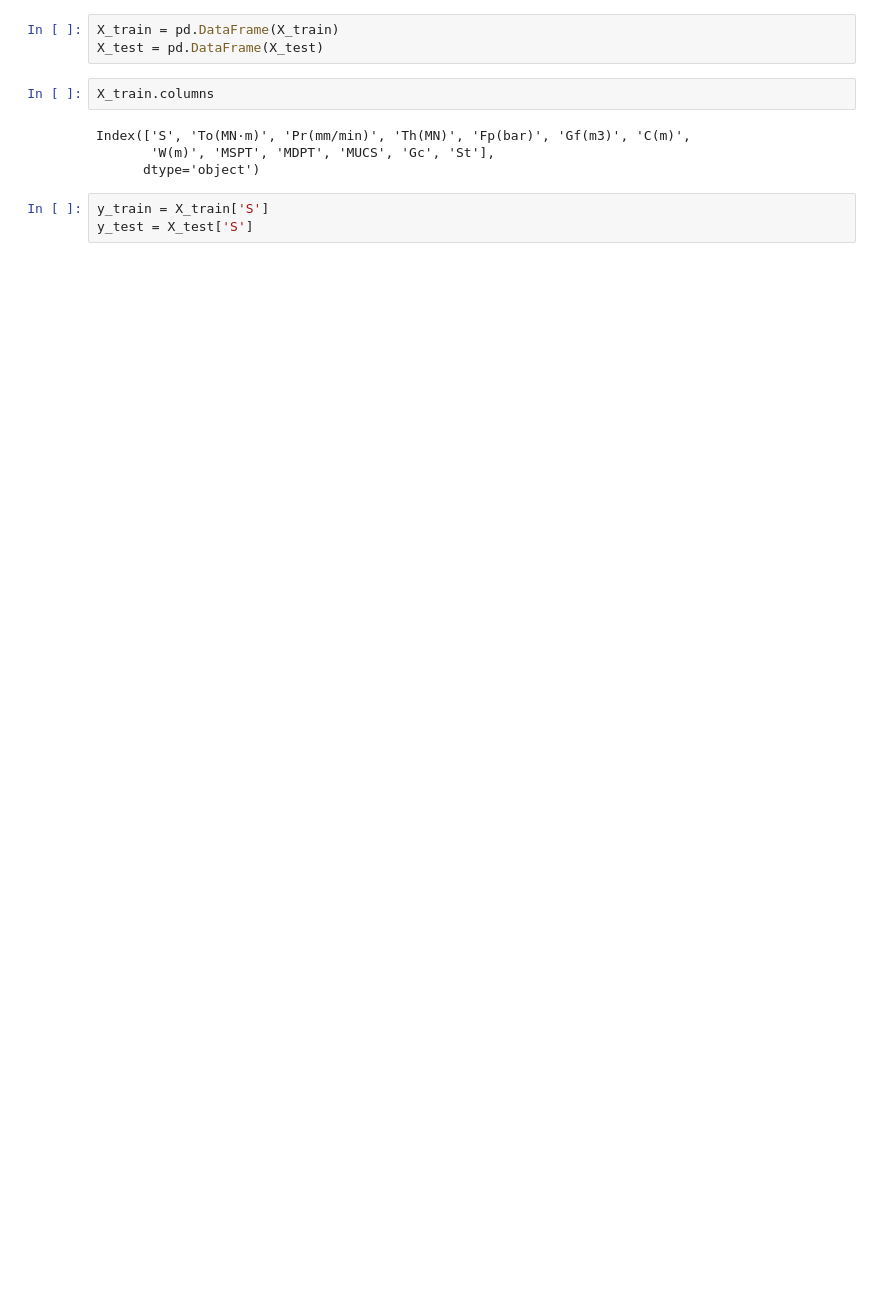
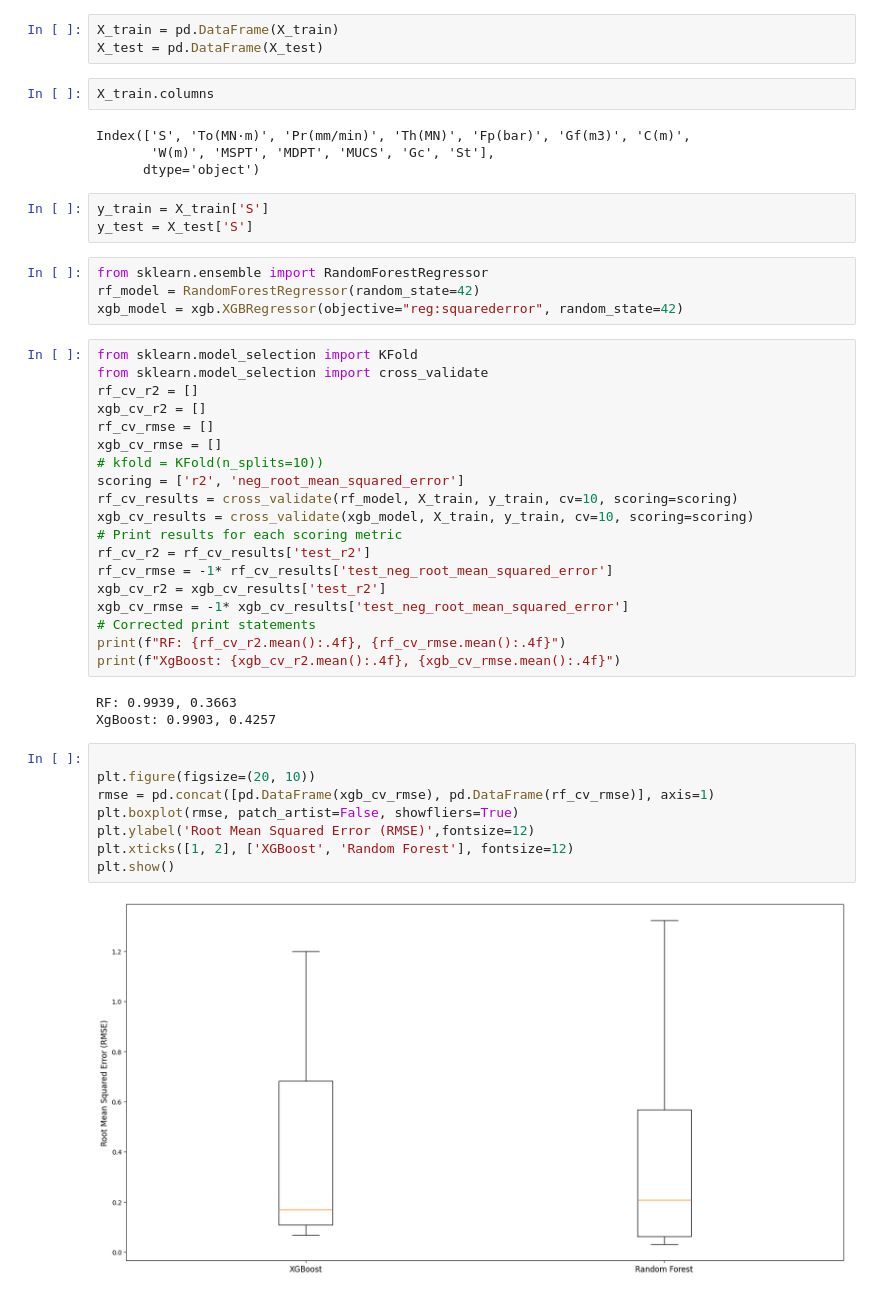
Before and after one commit to httung0701/Modelling-Project, a Jupyter notebook: Tunnel Modelling project.ipynb, the cells around one changed output. Drawn from its saved outputs; the diff is of its cells as text; blank space fills up the shorter version.

```diff
--- a/Tunnel Modelling project.ipynb
+++ b/Tunnel Modelling project.ipynb
@@ -56,3 +56,39 @@ Index(['S', 'To(MN·m)', 'Pr(mm/min)', 'Th(MN)', 'Fp(bar)', 'Gf(m3)', 'C(m)',
 # %%
 y_train = X_train['S']
 y_test = X_test['S']
+# %%
+from sklearn.ensemble import RandomForestRegressor
+rf_model = RandomForestRegressor(random_state=42)
+xgb_model = xgb.XGBRegressor(objective="reg:squarederror", random_state=42)
+# %%
+from sklearn.model_selection import KFold
+from sklearn.model_selection import cross_validate
+rf_cv_r2 = []
+xgb_cv_r2 = []
+rf_cv_rmse = []
+xgb_cv_rmse = []
+# kfold = KFold(n_splits=10))
+scoring = ['r2', 'neg_root_mean_squared_error']
+rf_cv_results = cross_validate(rf_model, X_train, y_train, cv=10, scoring=scoring)
+xgb_cv_results = cross_validate(xgb_model, X_train, y_train, cv=10, scoring=scoring)
+# Print results for each scoring metric
+rf_cv_r2 = rf_cv_results['test_r2']
+rf_cv_rmse = -1* rf_cv_results['test_neg_root_mean_squared_error']
+xgb_cv_r2 = xgb_cv_results['test_r2']
+xgb_cv_rmse = -1* xgb_cv_results['test_neg_root_mean_squared_error']
+# Corrected print statements
+print(f"RF: {rf_cv_r2.mean():.4f}, {rf_cv_rmse.mean():.4f}")
+print(f"XgBoost: {xgb_cv_r2.mean():.4f}, {xgb_cv_rmse.mean():.4f}")
+# %% [output]
+RF: 0.9939, 0.3663
+XgBoost: 0.9903, 0.4257
+# %%
+
+plt.figure(figsize=(20, 10))
+rmse = pd.concat([pd.DataFrame(xgb_cv_rmse), pd.DataFrame(rf_cv_rmse)], axis=1)
+plt.boxplot(rmse, patch_artist=False, showfliers=True)
+plt.ylabel('Root Mean Squared Error (RMSE)',fontsize=12)
+plt.xticks([1, 2], ['XGBoost', 'Random Forest'], fontsize=12)
+plt.show()
+# %% [output]
+[figure, added]
```
Also changed, not shown: parts of 9 cells of this notebook.
